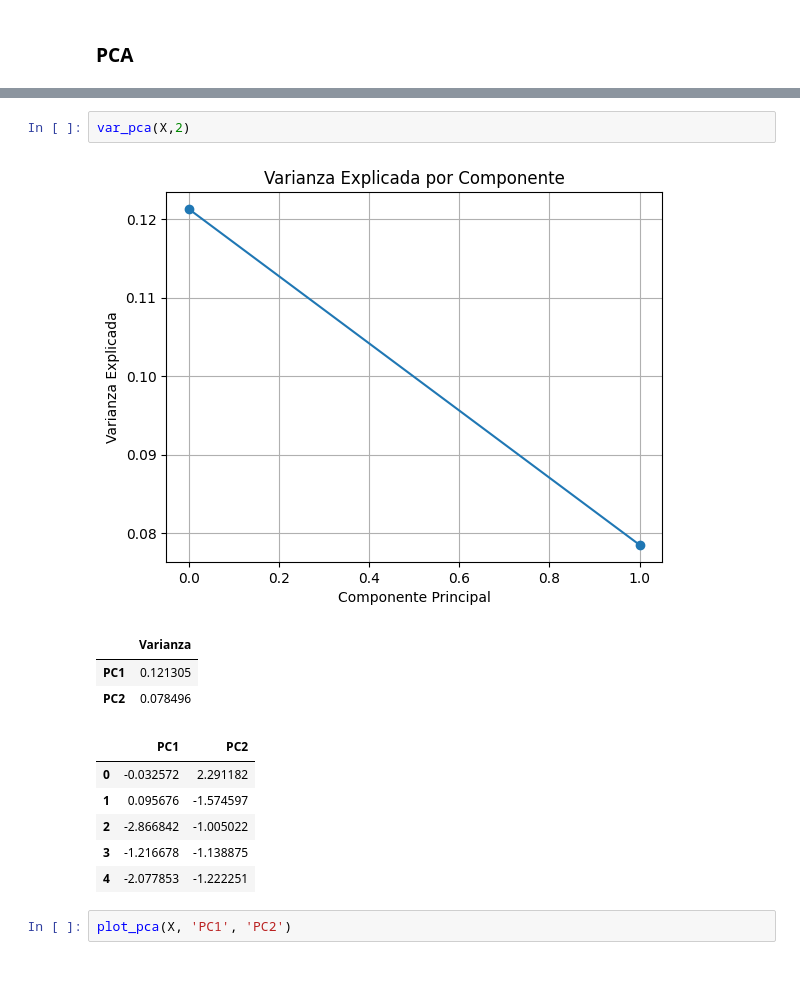
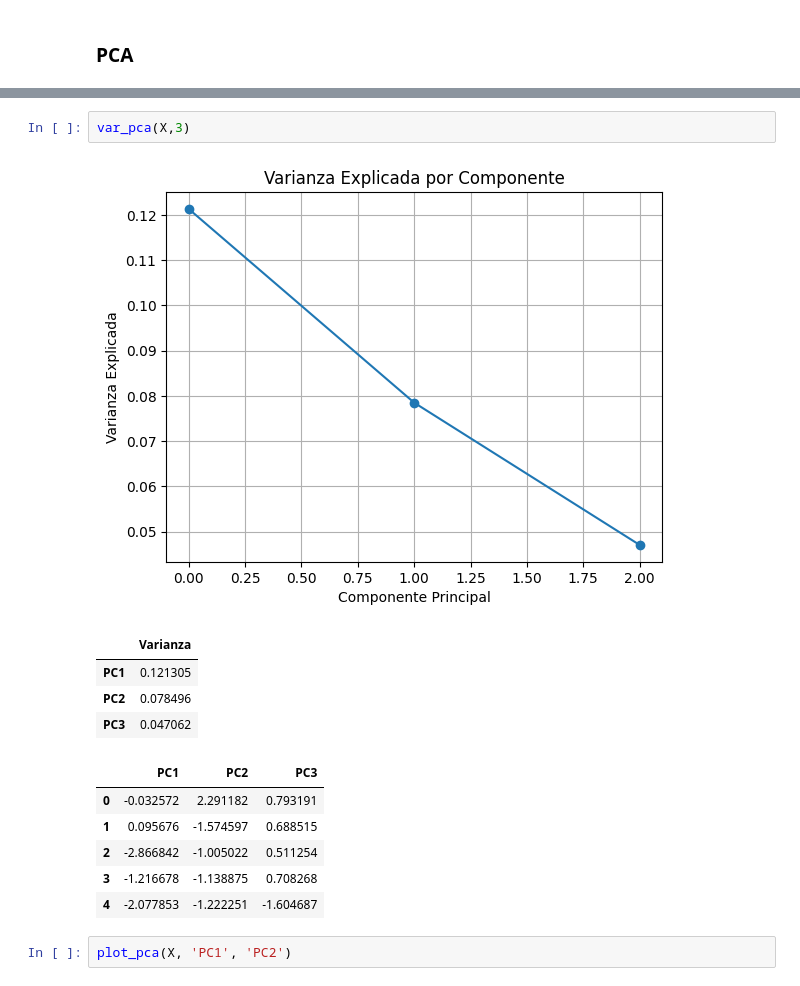
Before and after one commit to ppmelch/Lab-Aprendizaje-Estad-stico, a Jupyter notebook: Parcial 4/Examen 4/Examen 4 Práctico.ipynb, the cells around one changed output, grey strips where cells are left out. Cells and saved outputs as stored; diff of their text form.

```diff
--- a/Parcial 4/Examen 4/Examen 4 Práctico.ipynb
+++ b/Parcial 4/Examen 4/Examen 4 Práctico.ipynb
@@ -449,16 +527,17 @@ pca(X, 2)
 # %%
-var_pca(X,2)
+var_pca(X,3)
 # %% [output]
-[figure, old version]
+[figure, new version]
 |  | Varianza |
 | PC1 | 0.121305 |
 | PC2 | 0.078496 |
+| PC3 | 0.047062 |
-|  | PC1 | PC2 |
-| 0 | -0.032572 | 2.291182 |
-| 1 | 0.095676 | -1.574597 |
-| 2 | -2.866842 | -1.005022 |
-| 3 | -1.216678 | -1.138875 |
-| 4 | -2.077853 | -1.222251 |
+|  | PC1 | PC2 | PC3 |
+| 0 | -0.032572 | 2.291182 | 0.793191 |
+| 1 | 0.095676 | -1.574597 | 0.688515 |
+| 2 | -2.866842 | -1.005022 | 0.511254 |
+| 3 | -1.216678 | -1.138875 | 0.708268 |
+| 4 | -2.077853 | -1.222251 | -1.604687 |
 # %%
 plot_pca(X, 'PC1', 'PC2')
 # %% [output]
```
Also changed, not shown: parts of 37 cells of this notebook.
